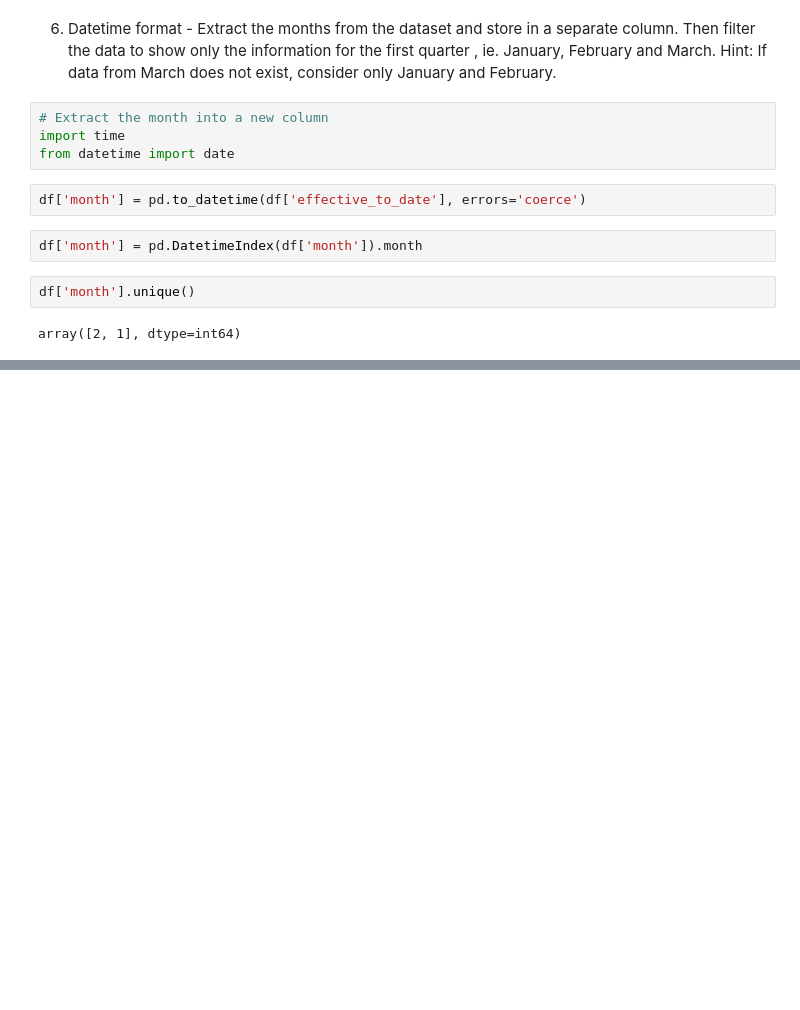
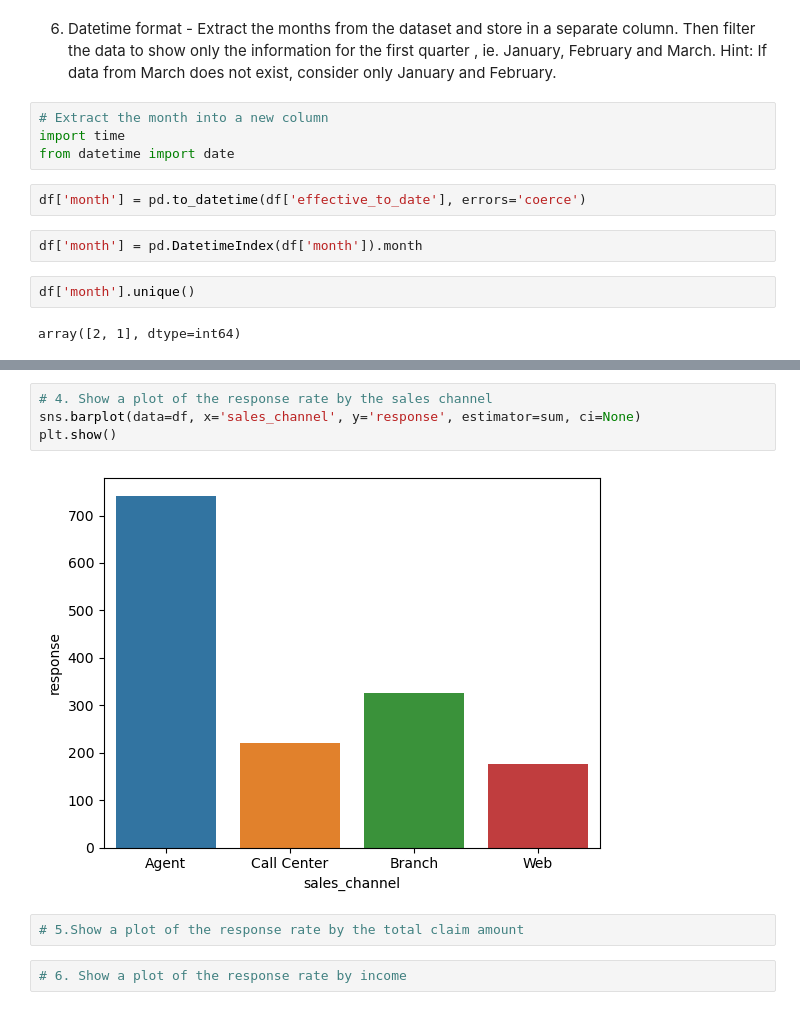
Before and after one commit to GiancarloSanna/lab-customer-analysis-round-2, a Jupyter notebook: files_for_lab/csv_files/Solutions.ipynb, the cells around one changed output, grey strips where cells are left out. Cells and saved outputs as stored; diff of their text form; blank space fills up the shorter version.

```diff
--- a/files_for_lab/csv_files/Solutions.ipynb
+++ b/files_for_lab/csv_files/Solutions.ipynb
@@ -280,0 +345,10 @@ array(['2/18/11', '1/18/11', '2/10/11', '1/11/11', '1/17/11', '2/14/11',
+# %%
+# 4. Show a plot of the response rate by the sales channel
+sns.barplot(data=df, x='sales_channel', y='response', estimator=sum, ci=None)
+plt.show()
+# %% [output]
+[figure, added]
+# %%
+# 5.Show a plot of the response rate by the total claim amount
+# %%
+# 6. Show a plot of the response rate by income
```
Also changed, not shown: parts of 9 cells of this notebook.
